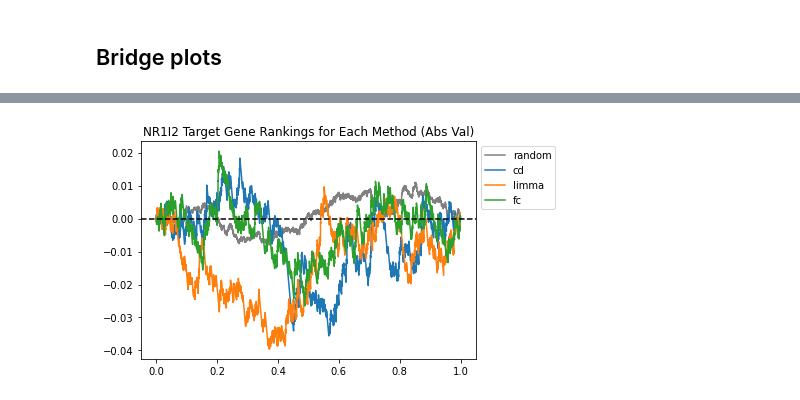
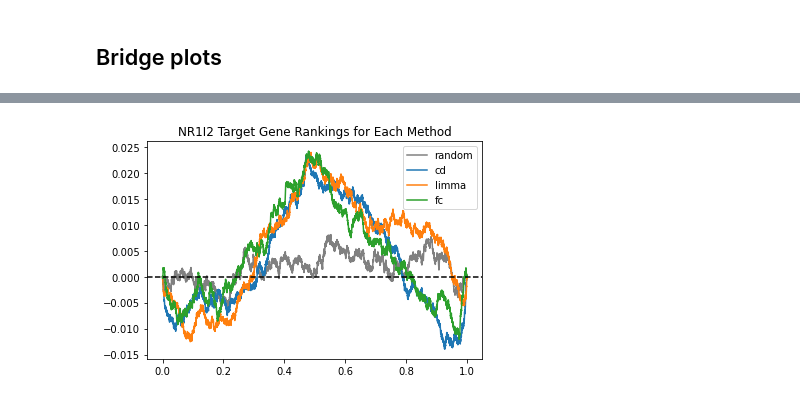
Before and after one commit to MaayanLab/dex-benchmark, a Jupyter notebook: Benchmarking_L1000_Data/benchmarking_deg_NR1I2_L1000_CRISPR_KO_batch.ipynb, the cells around one changed output, grey strips where cells are left out. Saved outputs shown, nothing was run; the diff lists cells and outputs as text; code cells hidden in the pictures.

```diff
--- a/Benchmarking_L1000_Data/benchmarking_deg_NR1I2_L1000_CRISPR_KO_batch.ipynb
+++ b/Benchmarking_L1000_Data/benchmarking_deg_NR1I2_L1000_CRISPR_KO_batch.ipynb
@@ -520,19 +568,21 @@ Length: 12327, dtype: float64
 # %%
-def singleBridgePlot(gsname, method, abs_val=False):
+def methodBridgePlot(gsname, method, colname, abs_val=False):
     geneset = target_genesets[gsname]
+    y = []
 
-    if abs_val:
-        abs_vals = batch_signatures[f"{method}_all"].mean(axis=1).apply(abs).sort_values(ascending=False)
+    for k in batch_signatures[method].keys():
+        if abs_val:
+            sig = batch_signatures[method][k][colname].apply(abs)
+        else:
+            sig = batch_signatures[method][k][colname]
         select = pd.Series(
-            [x.upper() in geneset for x in abs_vals.index.tolist()]
+            [x.upper() in geneset for x in sig.sort_values(ascending=False).index.tolist()]
         )
-    else:
-        select = pd.Series(
-            [x.upper() in geneset for x in batch_signatures[f'{method}_all'].mean(axis=1).sort_values(ascending=False).index.tolist()]
-        )
-    x, y = bridge_plot(select)
+        x, y_temp = bridge_plot(select)
+        y.append(y_temp)
+
     x = x/len(x)
-    return x,y
+    return x, np.mean(y, axis=0)
 
 def randomBridgePlot(gsname):
     all_x = []
@@ -552,6 +602,12 @@ def randomBridgePlot(gsname):
         all_y.append(y)
 
     return all_x, all_y
+# %%
+colnames = {
+    'cd': 'CD-coefficient',
+    'limma': 't',
+    'fc': 'logFC'
+}
 # %%
 def build_res(abs_val=False):
     res = {}
@@ -562,7 +618,7 @@ def build_res(abs_val=False):
         res[term]['random']['y'] += rand_y
         for method in batch_signatures.keys():
             if 'all' not in method:
-                temp_x, temp_y = singleBridgePlot(term, method, abs_val=abs_val)
+                temp_x, temp_y = methodBridgePlot(term, method, colnames[method], abs_val=abs_val)
                 if method in res[term].keys():
                     res[term][method]['x'].append(temp_x)
                     res[term][method]['y'].append(temp_y)
@@ -573,7 +629,7 @@ def build_res(abs_val=False):
 method_results = build_res(abs_val=False)
 method_results_abs = build_res(abs_val=True)
 # %%
-def methodBridgePlot(abs_val=False):
+def drawBridgePlot(abs_val=False):
     if abs_val:
         res = method_results_abs
     else:
@@ -603,4 +655,4 @@ methodBridgePlot()
-# %%
-methodBridgePlot(abs_val=True)
-# %% [output]
-[figure, removed]
+# %%
+drawBridgePlot()
+# %% [output]
+[figure, added]
```
Also changed, not shown: parts of 30 cells of this notebook, 3 other files.
